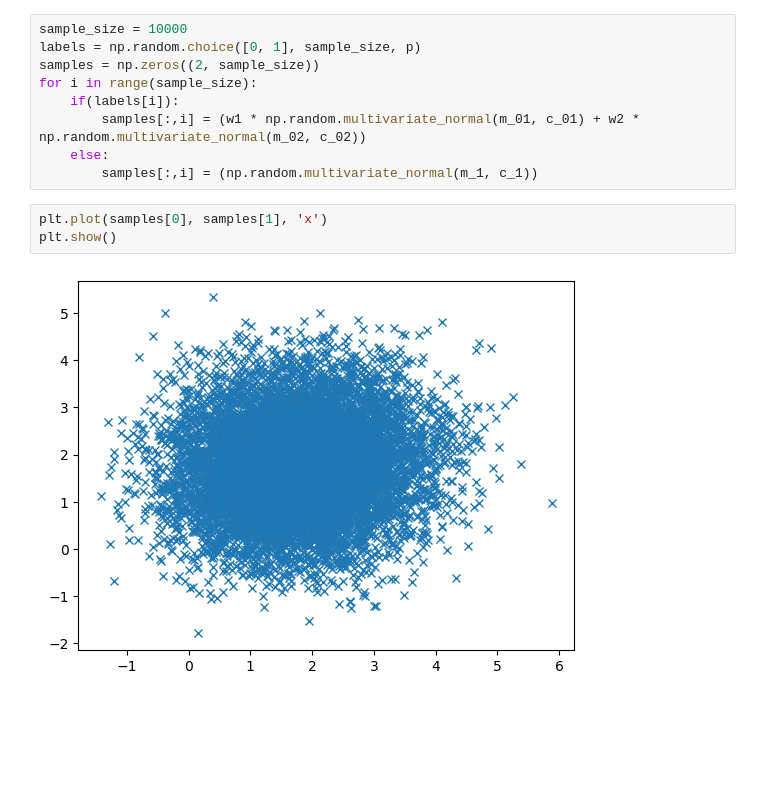
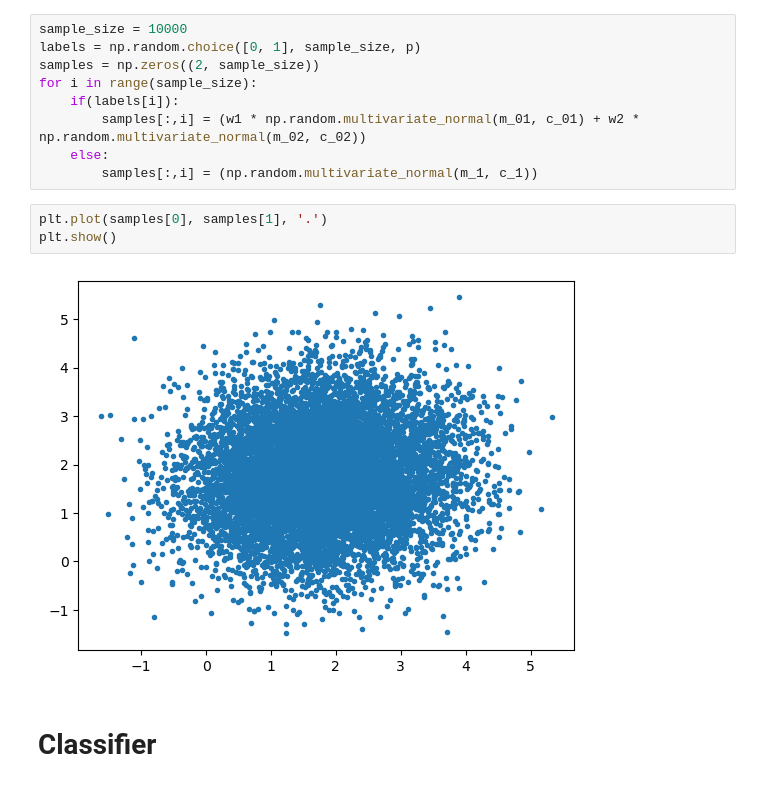
Before and after one commit to Alol2565/Introduction-to-ML-and-Pattern-Recognition, a Jupyter notebook: HW2/Q1/Q1.ipynb, the cells around one changed output. Saved outputs shown, nothing was run; the diff lists cells and outputs as text; blank space fills up the shorter version.

```diff
--- a/HW2/Q1/Q1.ipynb
+++ b/HW2/Q1/Q1.ipynb
@@ -28,7 +28,9 @@ for i in range(sample_size):
     else:
         samples[:,i] = (np.random.multivariate_normal(m_1, c_1))
 # %%
-plt.plot(samples[0], samples[1], 'x')
+plt.plot(samples[0], samples[1], '.')
 plt.show()
 # %% [output]
-[figure, old version]
+[figure, new version]
+# %% [markdown]
+# Classifier
```
Also changed, not shown: parts of 4 cells of this notebook.
